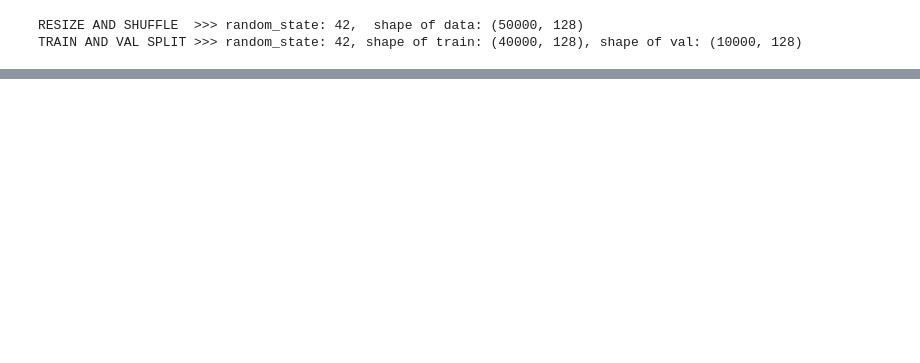
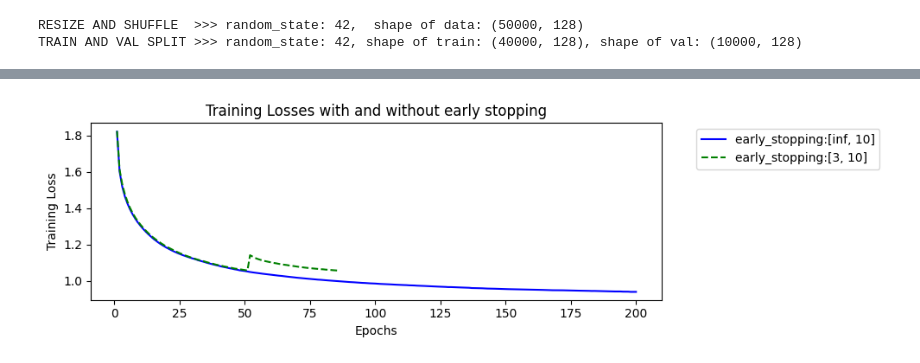
Before and after one commit to vyun8699/COMP4329-Deep-Learning-Assignment-1, a Jupyter notebook: assgmt_1_DL_master_debug.ipynb, the cells around one changed output, grey strips where cells are left out. Cells and saved outputs as stored; diff of their text form; code cells hidden in the pictures; blank space fills up the shorter version.

Commit message:
here you go, hyperparameter components done

```diff
--- a/assgmt_1_DL_master_debug.ipynb
+++ b/assgmt_1_DL_master_debug.ipynb
@@ -1287,0 +1043,21 @@ print(filtered_df[col_list])
+# %%
+#hyperparameters
+learning_rates = [0.001]
+batch_sizes = [1]
+early_stopping_combination = [[np.inf,10],[3,10]]
+epoch_counts = [200]
+momentum_gammas = [0.0]
+weight_decays = [0.0]
+dropouts = [0.0]
+batchnorm_switches = [False]
+adam_learning_rates = [0.00]
+node_counts = [[128,64,64,10]]
+node_activations = [[None,'relu','relu','softmax']]
+
+parameters = (learning_rates,batch_sizes,early_stopping_combination, epoch_counts, momentum_gammas, weight_decays, dropouts, batchnorm_switches,adam_learning_rates, node_counts,node_activations)
+
+assets_exp_1 = hyperparamater_testing(parameters)
+
+
+columns_to_show =['early_stopping','train_accuracy','train_F1','test_accuracy','test_F1','epochs','duration']
+filter_asset(assets_exp_1, columns_to_show=columns_to_show)
@@ -1287,0 +1069,19 @@ print(filtered_df[col_list])
+# %%
+#plot lr vs minibatch for no early stopping
+
+target ='train_loss'
+label_keys =['early_stopping']
+marker_param = None
+line_param = 'early_stopping'
+color_param = 'early_stopping'
+
+multi_plotter(assets_exp_1, target, label_keys, marker_param, line_param, color_param, fig_size =(10,3))
+
+plt.title('Training Losses with and without early stopping')
+plt.xlabel('Epochs')
+plt.ylabel('Training Loss')
+plt.legend(bbox_to_anchor=(1.05, 1), loc='upper left')
+plt.tight_layout()
+plt.show()
+# %% [output]
+[figure, added]
```
Also changed, not shown: parts of 35 cells of this notebook.
